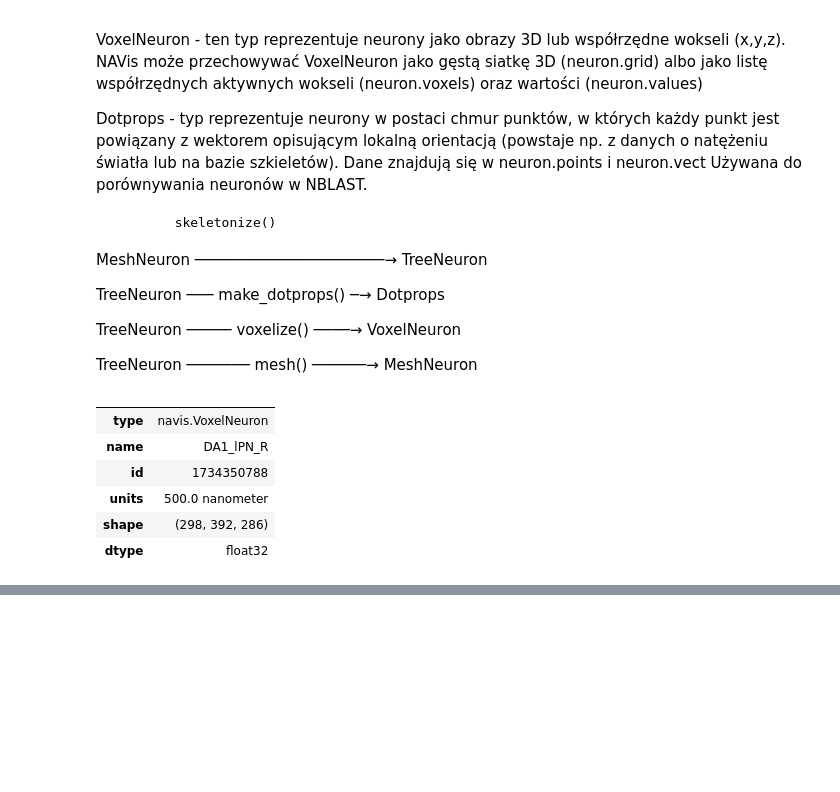
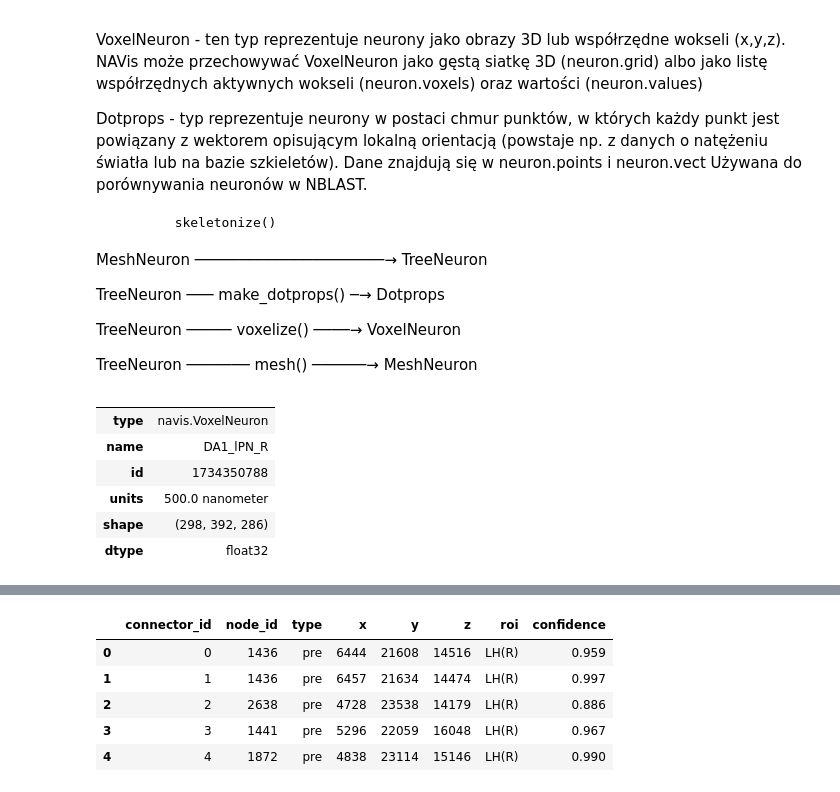
Before and after one commit to werner2011/Connectomics_1, a Jupyter notebook: notebooks/navis_basics.ipynb, the cells around one changed output, grey strips where cells are left out. Drawn from its saved outputs; the diff is of its cells as text; code cells hidden in the pictures; blank space fills up the shorter version.

```diff
--- a/notebooks/navis_basics.ipynb
+++ b/notebooks/navis_basics.ipynb
@@ -68,0 +81,10 @@ vx
+# %%
+neuron_connectors = navis.example_neurons(n=1)
+neuron_connectors.connectors.head()
+# %% [output]
+|  | connector_id | node_id | type | x | y | z | roi | confidence |
+| 0 | 0 | 1436 | pre | 6444 | 21608 | 14516 | LH(R) | 0.959 |
+| 1 | 1 | 1436 | pre | 6457 | 21634 | 14474 | LH(R) | 0.997 |
+| 2 | 2 | 2638 | pre | 4728 | 23538 | 14179 | LH(R) | 0.886 |
+| 3 | 3 | 1441 | pre | 5296 | 22059 | 16048 | LH(R) | 0.967 |
+| 4 | 4 | 1872 | pre | 4838 | 23114 | 15146 | LH(R) | 0.990 |
```
Also changed, not shown: parts of 2 cells of this notebook, 1 other file.
